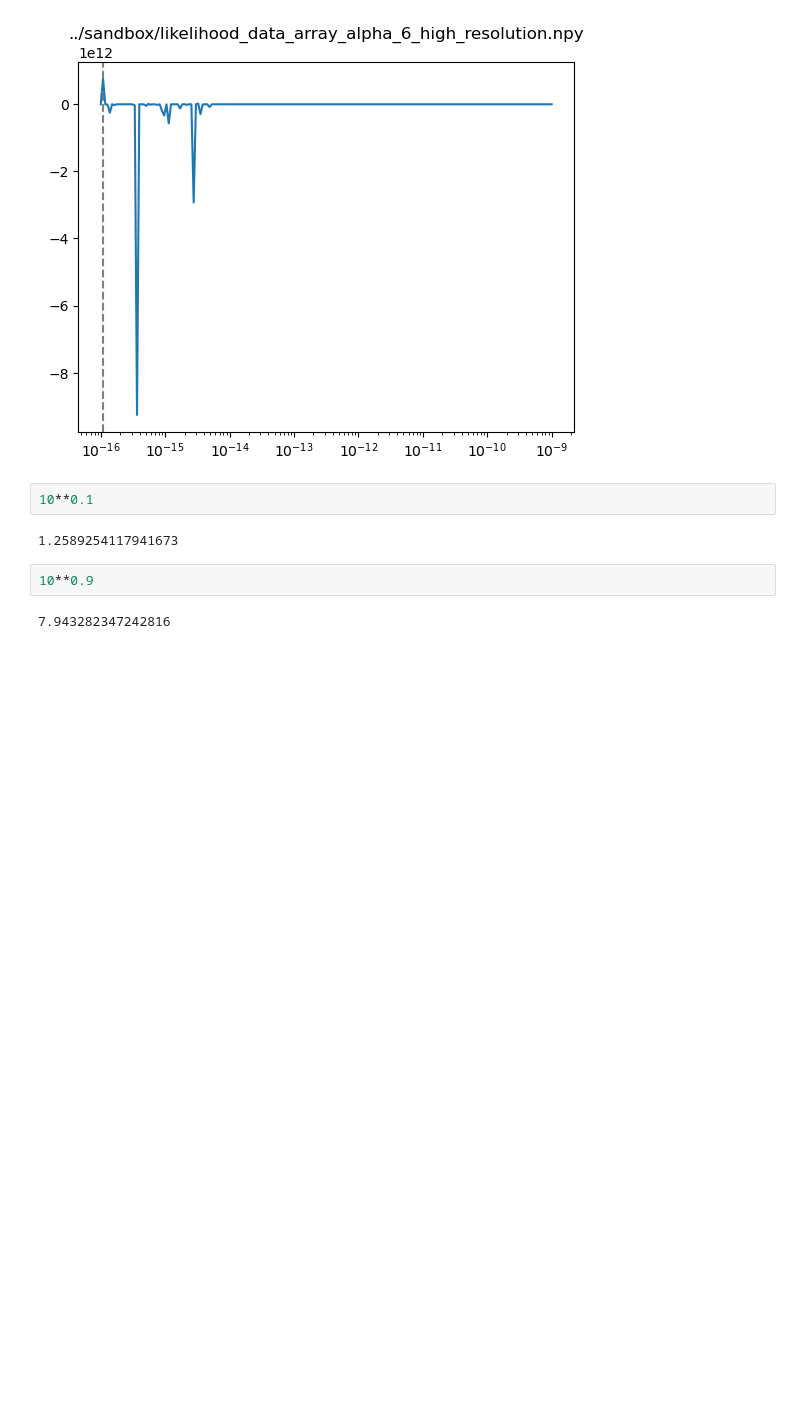
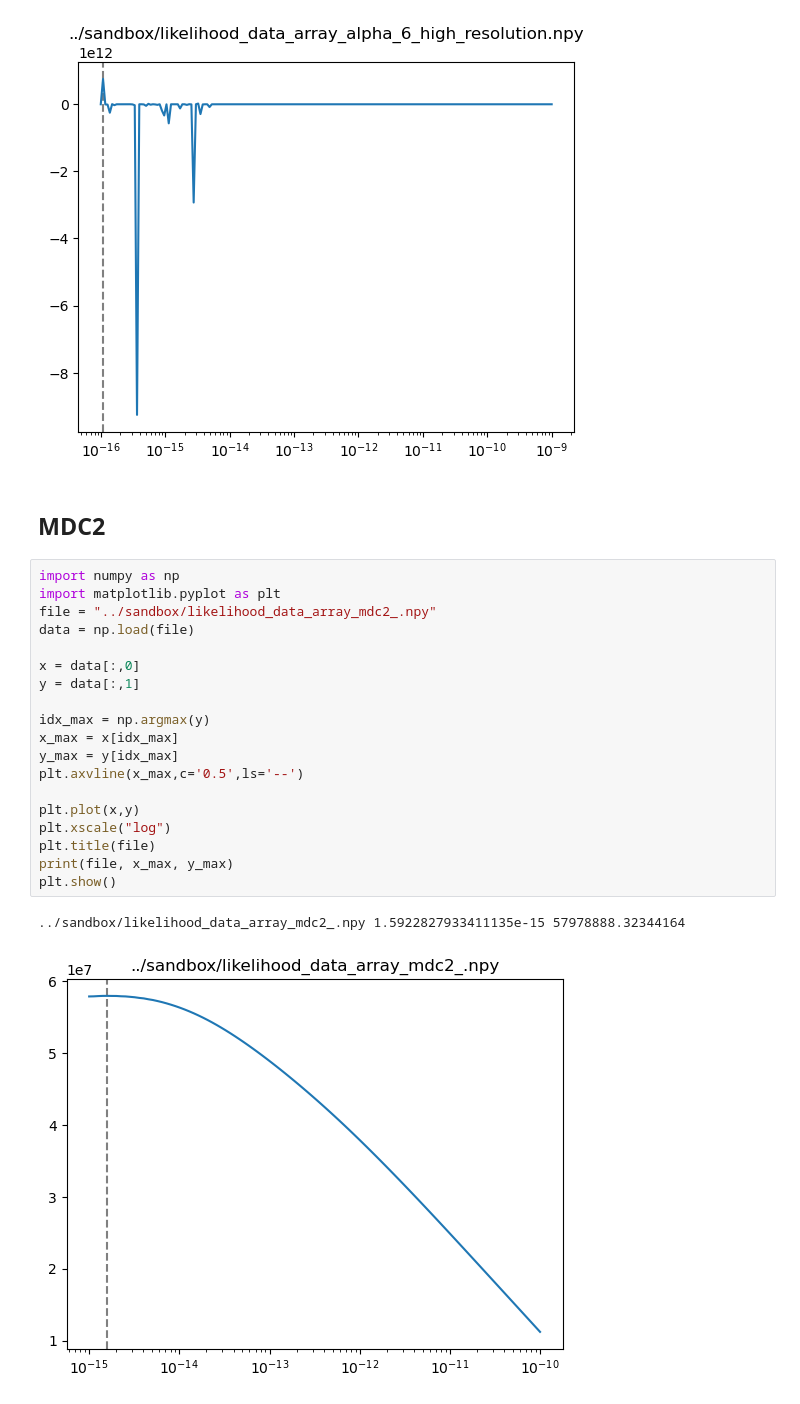
Before and after one commit to tomkimpson/Argus, a Jupyter notebook: notebooks/12.plot_likelihood_curves.ipynb, the cells around one changed output. Saved outputs shown, nothing was run; the diff lists cells and outputs as text; blank space fills up the shorter version.

```diff
--- a/notebooks/12.plot_likelihood_curves.ipynb
+++ b/notebooks/12.plot_likelihood_curves.ipynb
@@ -38,11 +38,27 @@ for file in files:
 [figure]
 ../sandbox/likelihood_data_array_alpha_6_high_resolution.npy 1.0843659686896175e-16 757290894297.4318
 [figure]
-# %%
-10**0.1
-# %% [output]
-1.2589254117941673
-# %%
-10**0.9
-# %% [output]
-7.943282347242816
+# %% [markdown]
+## MDC2
+# %%
+import numpy as np
+import matplotlib.pyplot as plt
+file = "../sandbox/likelihood_data_array_mdc2_.npy"
+data = np.load(file)
+
+x = data[:,0]
+y = data[:,1]
+
+idx_max = np.argmax(y)
+x_max = x[idx_max]
+y_max = y[idx_max]
+plt.axvline(x_max,c='0.5',ls='--')
+
+plt.plot(x,y)
+plt.xscale("log")
+plt.title(file)
+print(file, x_max, y_max)
+plt.show()
+# %% [output]
+../sandbox/likelihood_data_array_mdc2_.npy 1.5922827933411135e-15 57978888.32344164
+[figure, added]
```
Also changed, not shown: parts of 1 cell of this notebook, 7 other files.
